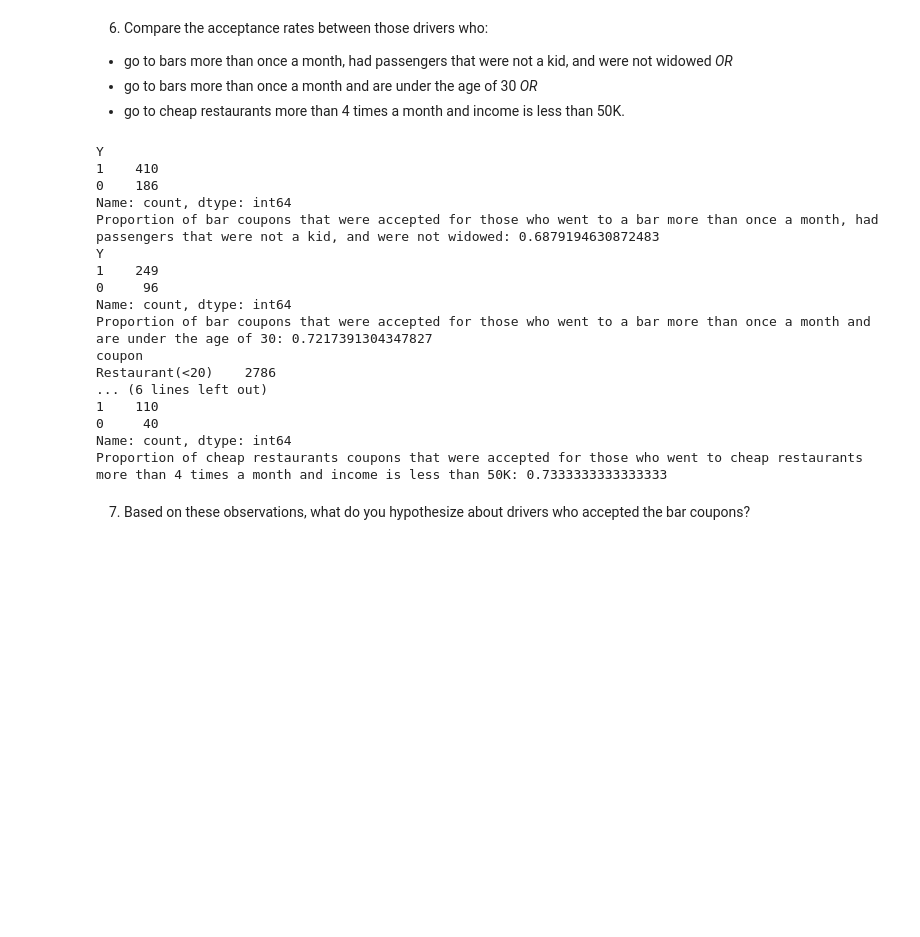
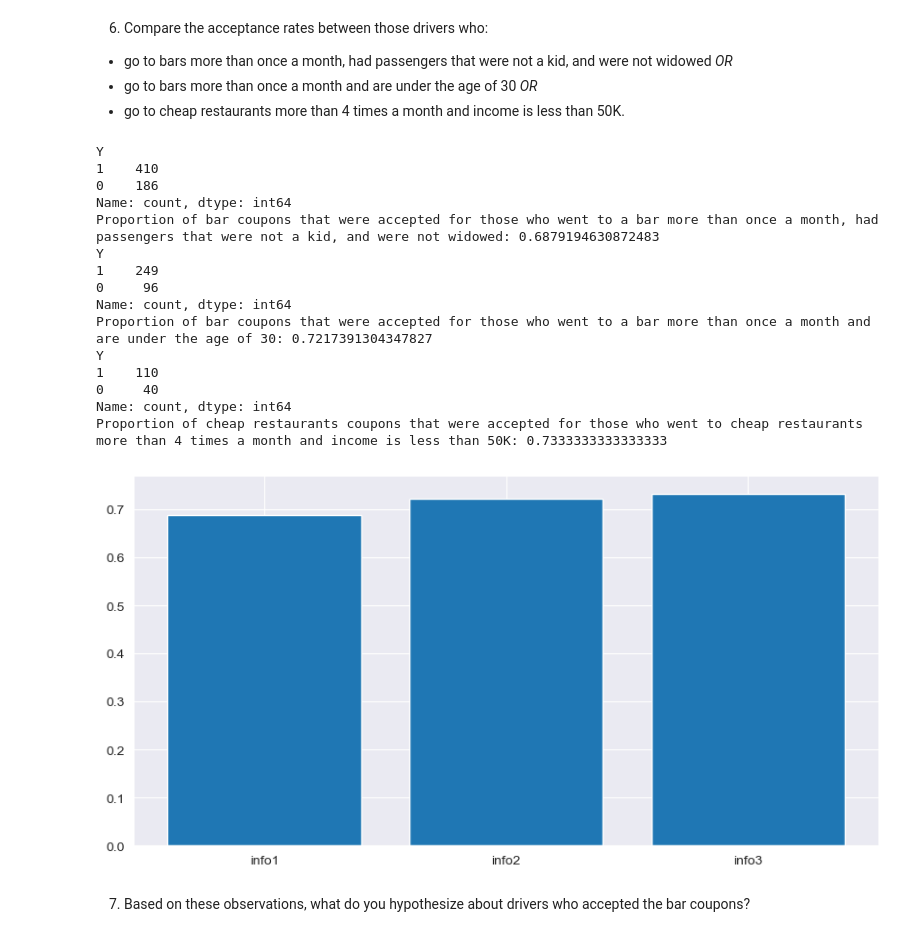
Before and after one commit to BerkeleyAIML/Module5CustomerCoupon, a Jupyter notebook: prompt.ipynb, the cells around one changed output. Cells and saved outputs as stored; diff of their text form; code cells hidden in the pictures; blank space fills up the shorter version.

```diff
--- a/prompt.ipynb
+++ b/prompt.ipynb
@@ -330,22 +330,21 @@ Proportion of bar coupons that were accepted for those who went to a bar more th
 bar_coupons_gt1_occupations_not_widowed = bar_coupons[(bar_coupons['Bar'] > 1) & (bar_coupons['passanger'] != 'kid') & (bar_coupons['maritalStatus'] != 'widowed')]
 accepted_bar_gt1_occupations_not_widowed = bar_coupons_gt1_occupations_not_widowed['Y'].value_counts()
 print(accepted_bar_gt1_occupations_not_widowed)
-print('Proportion of bar coupons that were accepted for those who went to a bar more than once a month, had passengers that were not a kid, and were not widowed:', accepted_bar_gt1_occupations_not_widowed[1]/(accepted_bar_gt1_occupations_not_widowed[0] + accepted_bar_gt1_occupations_not_widowed[1]))
+
+info1 =  accepted_bar_gt1_occupations_not_widowed[1]/(accepted_bar_gt1_occupations_not_widowed[0] + accepted_bar_gt1_occupations_not_widowed[1])
+print('Proportion of bar coupons that were accepted for those who went to a bar more than once a month, had passengers that were not a kid, and were not widowed:', info1)
 
 
 bar_coupons_gt1_age_lt30 = bar_coupons[(bar_coupons['Bar'] > 1) & (bar_coupons['age'] < 30)]
 accepted_bar_gt1_age_lt30 = bar_coupons_gt1_age_lt30['Y'].value_counts()
 print(accepted_bar_gt1_age_lt30)
-print('Proportion of bar coupons that were accepted for those who went to a bar more than once a month and are under the age of 30:', accepted_bar_gt1_age_lt30[1]/(accepted_bar_gt1_age_lt30[0] + accepted_bar_gt1_age_lt30[1]))
+info2 = accepted_bar_gt1_age_lt30[1]/(accepted_bar_gt1_age_lt30[0] + accepted_bar_gt1_age_lt30[1])
+print('Proportion of bar coupons that were accepted for those who went to a bar more than once a month and are under the age of 30:', info2)
 
 
 cheap_restaurants = data[data['coupon'] == 'Restaurant(<20)']
 cheap_restaurants_value_count = cheap_restaurants['coupon'].value_counts()
-print(cheap_restaurants_value_count)
 
-print(cheap_restaurants['RestaurantLessThan20'].unique())
-
-print(cheap_restaurants['income'].unique())
 
 
 cheap_restaurants.loc[cheap_restaurants['RestaurantLessThan20'] == 'never', 'RestaurantLessThan20'] = -1
@@ -358,36 +357,42 @@ cheap_restaurants.loc[cheap_restaurants['RestaurantLessThan20'] == 'gt8', 'Resta
 cheap_restaurants.loc[cheap_restaurants['income'] == 'Less than $12500', 'income'] = 12500
 cheap_restaurants.loc[cheap_restaurants['income'] == '$12500 - $24999', 'income'] = 24999
 cheap_restaurants.loc[cheap_restaurants['income'] == '$25000 - $37499', 'income'] = 37499
 cheap_restaurants.loc[cheap_restaurants['income'] == '$37500 - $49999', 'income'] = 49999
 cheap_restaurants.loc[cheap_restaurants['income'] == '$50000 - $62499', 'income'] = 62499
 cheap_restaurants.loc[cheap_restaurants['income'] == '$62500 - $74999', 'income'] = 74999
 cheap_restaurants.loc[cheap_restaurants['income'] == '$75000 - $87499', 'income'] = 87499
 cheap_restaurants.loc[cheap_restaurants['income'] == '$87500 - $99999', 'income'] = 99999
 cheap_restaurants.loc[cheap_restaurants['income'] == '$100000 or More', 'income'] = 100000
 
 
 
 cheap_restaurants_gt4_income_lt50k = cheap_restaurants[(cheap_restaurants['RestaurantLessThan20'] > 4) & (cheap_restaurants['income'] < 50000)]
 accepted_cheap_restaurants_gt4_income_lt50k = cheap_restaurants_gt4_income_lt50k['Y'].value_counts()
 print(accepted_cheap_restaurants_gt4_income_lt50k)
-print('Proportion of cheap restaurants coupons that were accepted for those who went to cheap restaurants more than 4 times a month and income is less than 50K:', accepted_cheap_restaurants_gt4_income_lt50k[1]/(accepted_cheap_restaurants_gt4_income_lt50k[0] + accepted_cheap_restaurants_gt4_income_lt50k[1]))
+info3 = accepted_cheap_restaurants_gt4_income_lt50k[1]/(accepted_cheap_restaurants_gt4_income_lt50k[0] + accepted_cheap_restaurants_gt4_income_lt50k[1])
+print('Proportion of cheap restaurants coupons that were accepted for those who went to cheap restaurants more than 4 times a month and income is less than 50K:', info3)
+
+
+# Plot histogram of info1, info2, info3
+plt.figure(figsize=(10,5))
+plt.bar(['info1', 'info2', 'info3'], [info1, info2, info3])
+plt.show()
 # %% [output]
 Y
 1    410
 0    186
 Name: count, dtype: int64
 Proportion of bar coupons that were accepted for those who went to a bar more than once a month, had passengers that were not a kid, and were not widowed: 0.6879194630872483
 Y
 1    249
 0     96
 Name: count, dtype: int64
 Proportion of bar coupons that were accepted for those who went to a bar more than once a month and are under the age of 30: 0.7217391304347827
-coupon
-Restaurant(<20)    2786
-... (6 lines left out)
+Y
 1    110
 0     40
 Name: count, dtype: int64
 Proportion of cheap restaurants coupons that were accepted for those who went to cheap restaurants more than 4 times a month and income is less than 50K: 0.7333333333333333
+[figure, added]
 # %% [markdown]
 7.  Based on these observations, what do you hypothesize about drivers who accepted the bar coupons?
```
Also changed, not shown: parts of 2 cells of this notebook.
